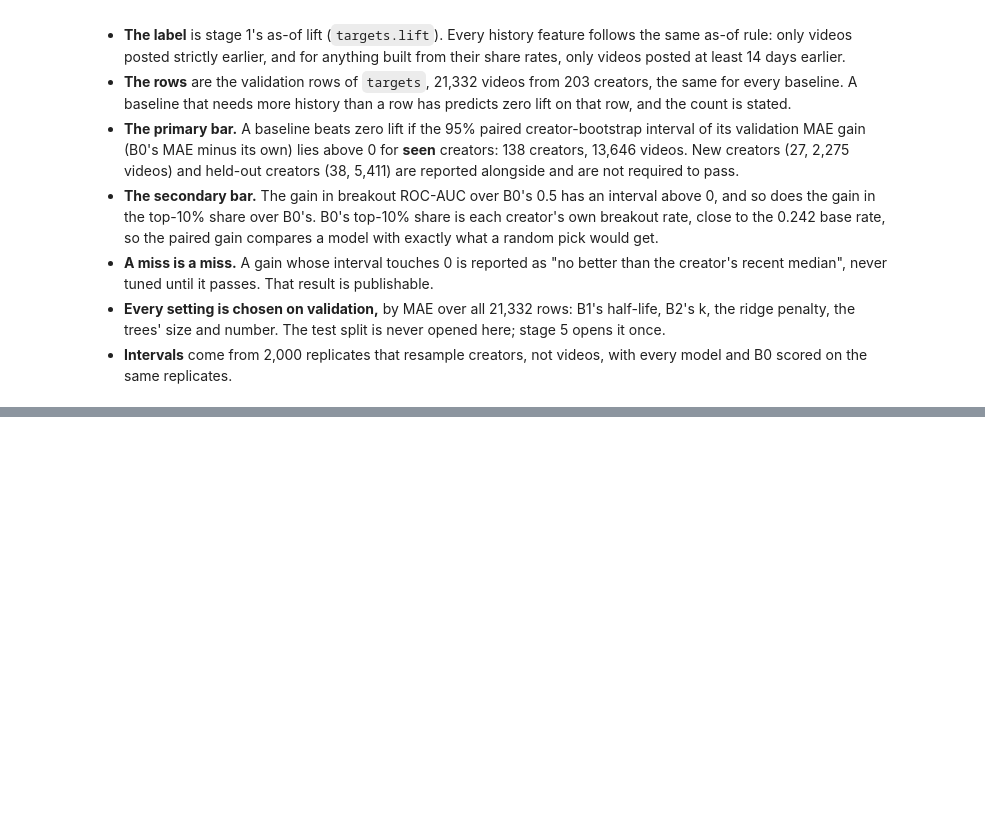
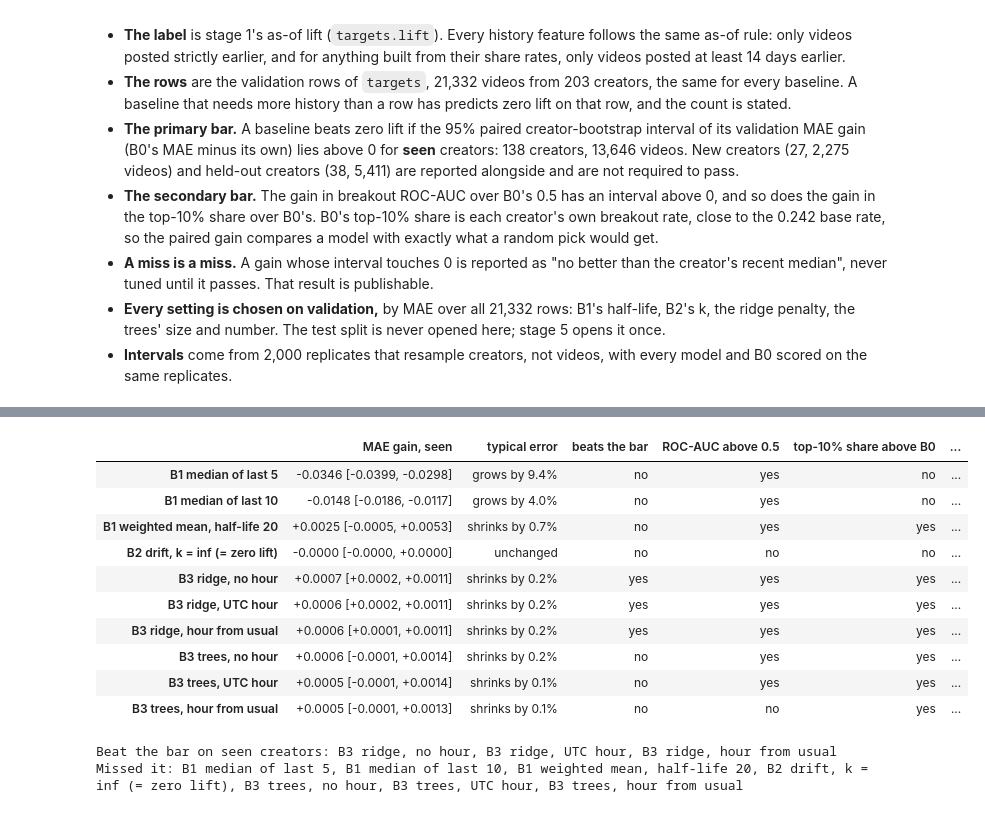
Before and after one commit to saricmilos/share-rate-prediction, a Jupyter notebook: notebooks/02_baselines.ipynb, the cells around one changed output, grey strips where cells are left out. Cells and saved outputs as stored; diff of their text form; code cells hidden in the pictures; blank space fills up the shorter version.

```diff
--- a/notebooks/02_baselines.ipynb
+++ b/notebooks/02_baselines.ipynb
@@ -38,0 +767,42 @@ This cell was written, and committed, before any baseline was scored.
+# %%
+seen = results[results.group == "seen"].set_index(["metric", "model"])
+honest = [name for name in predictions if name != "B0 zero lift" and "LEAK" not in name]
+b0_seen = seen.loc[("MAE", "B0 zero lift"), "value"]
+
+
+def verdict(name):
+    mae_gain = seen.loc[("MAE", name)]
+    passes = mae_gain.gain_low > 0
+    return {
+        "MAE gain, seen": f"{mae_gain.gain:+.4f} [{mae_gain.gain_low:+.4f}, {mae_gain.gain_high:+.4f}]",
+        "typical error": "unchanged" if mae_gain.gain == 0 else
+            f"{'shrinks' if mae_gain.gain > 0 else 'grows'} by {abs(100 * mae_gain.gain / b0_seen):.1f}%",
+        "beats the bar": "yes" if passes else "no",
+        "ROC-AUC above 0.5": "yes" if seen.loc[("roc_auc", name), "gain_low"] > 0 else "no",
+        "top-10% share above B0": "yes" if seen.loc[("top_decile_share", name), "gain_low"] > 0 else "no",
+        "new: interval above 0": "yes" if results.query("group == 'new' and metric == 'MAE' and model == @name")
+                                           .gain_low.iloc[0] > 0 else "no",
+        "held out: interval above 0": "yes" if results.query(
+            "group == 'holdout' and metric == 'MAE' and model == @name").gain_low.iloc[0] > 0 else "no",
+    }
+
+
+verdicts = pd.DataFrame({name: verdict(name) for name in honest}).T
+display(verdicts)
+passing = verdicts.index[verdicts["beats the bar"] == "yes"].tolist()
+print(f"Beat the bar on seen creators: {', '.join(passing) if passing else 'none'}")
+print(f"Missed it: {', '.join(n for n in honest if n not in passing) or 'none'}")
+# %% [output]
+|  | MAE gain, seen | typical error | beats the bar | ROC-AUC above 0.5 | top-10% share above B0 | ... |
+| B1 median of last 5 | -0.0346 [-0.0399, -0.0298] | grows by 9.4% | no | yes | no | ... |
+| B1 median of last 10 | -0.0148 [-0.0186, -0.0117] | grows by 4.0% | no | yes | no | ... |
+| B1 weighted mean, half-life 20 | +0.0025 [-0.0005, +0.0053] | shrinks by 0.7% | no | yes | yes | ... |
+| B2 drift, k = inf (= zero lift) | -0.0000 [-0.0000, +0.0000] | unchanged | no | no | no | ... |
+| B3 ridge, no hour | +0.0007 [+0.0002, +0.0011] | shrinks by 0.2% | yes | yes | yes | ... |
+| B3 ridge, UTC hour | +0.0006 [+0.0002, +0.0011] | shrinks by 0.2% | yes | yes | yes | ... |
+| B3 ridge, hour from usual | +0.0006 [+0.0001, +0.0011] | shrinks by 0.2% | yes | yes | yes | ... |
+| B3 trees, no hour | +0.0006 [-0.0001, +0.0014] | shrinks by 0.2% | no | yes | yes | ... |
+| B3 trees, UTC hour | +0.0005 [-0.0001, +0.0014] | shrinks by 0.1% | no | yes | yes | ... |
+| B3 trees, hour from usual | +0.0005 [-0.0001, +0.0013] | shrinks by 0.1% | no | no | yes | ... |
+Beat the bar on seen creators: B3 ridge, no hour, B3 ridge, UTC hour, B3 ridge, hour from usual
+Missed it: B1 median of last 5, B1 median of last 10, B1 weighted mean, half-life 20, B2 drift, k = inf (= zero lift), B3 trees, no hour, B3 trees, UTC hour, B3 trees, hour from usual
```
Also changed, not shown: parts of 45 cells of this notebook.
